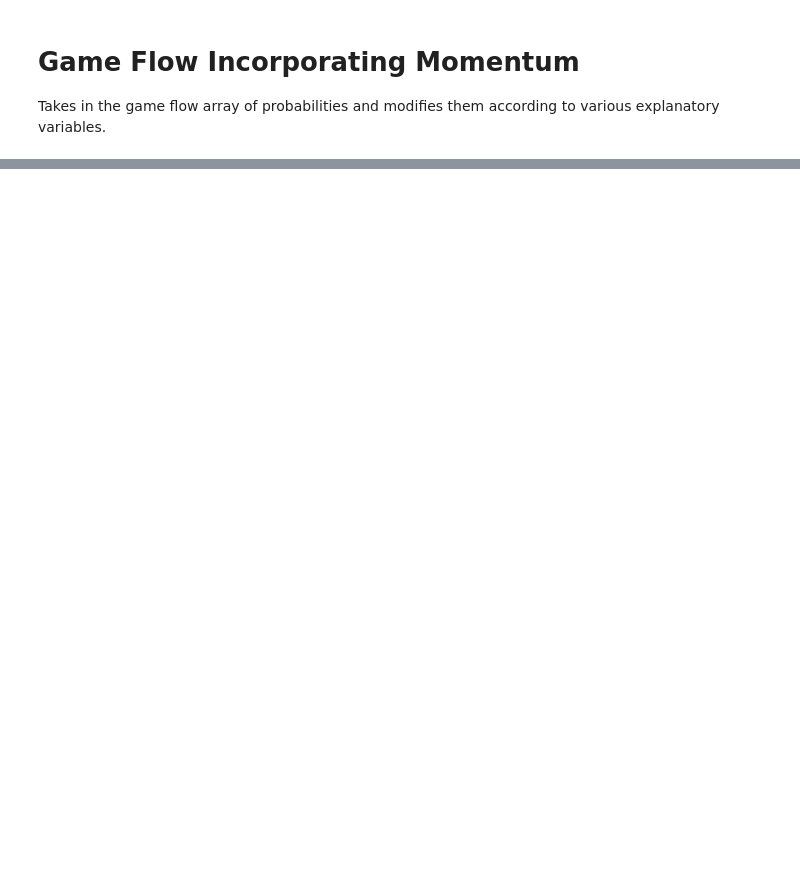
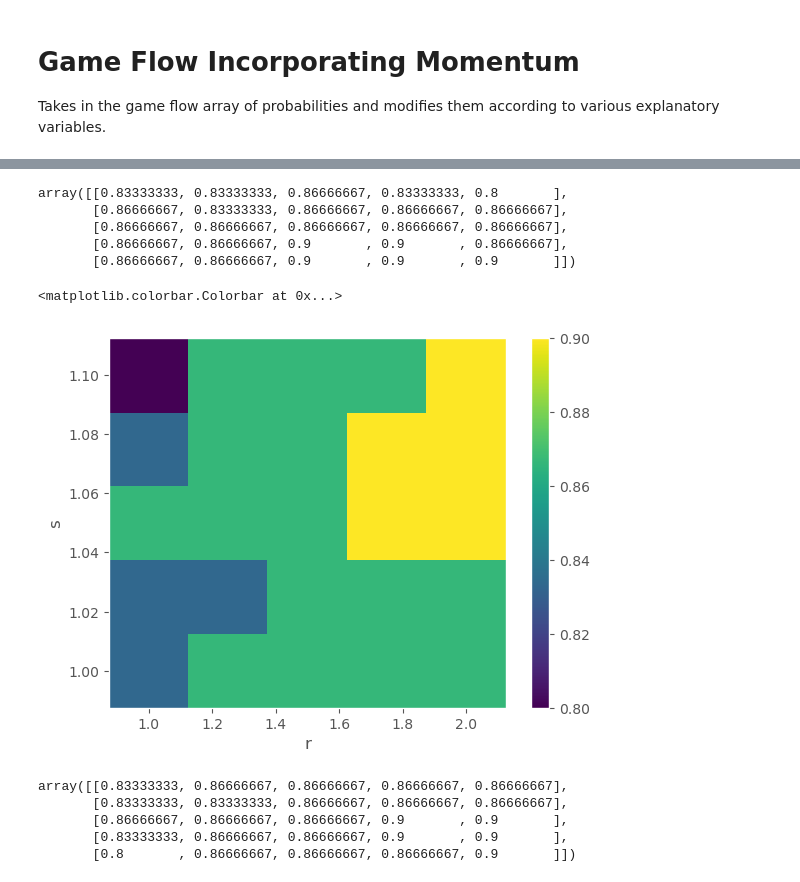
Before and after one commit to Alexkazmirchuk1/Tennis-Data-Analysis-Research, a Jupyter notebook: Main.ipynb, the cells around one changed output, grey strips where cells are left out. Saved outputs shown, nothing was run; the diff lists cells and outputs as text; code cells hidden in the pictures; blank space fills up the shorter version.

Commit message:
Apr11 (#5)
* parameter sweep

* fix deprecation warning

* Only load csv file once

---------

Co-authored-by: Alexkazmirchuk1 <alexkaz805@gmail.com>

```diff
--- a/Main.ipynb
+++ b/Main.ipynb
@@ -86,10 +87,13 @@ def prob_win_independent_game(p1, p2):
 # Momentum Modifier Functions
 
 # change probability if player wins set
-def modify_momentum(match_data, probability_array, player):
+def modify_momentum(match_data, probability_array, player, r=1.25):
+    '''
+    TODO: docstring describing purpose; inputs.
+    '''
     # n = number of sets won
     n = 0
-    x = 1.25
+    #x = 1.25
 
     for index in range(len(probability_array)):
         set_victor_array = match_data['set_victor'].values
@@ -99,18 +103,21 @@ def modify_momentum(match_data, probability_array, player):
             n += 1
 
         if (n >= 0):
-            probability_array[index] = (((x**n)-1)/(x**n) + (1/(x**n))*probability_array[index])
+            probability_array[index] = (((r**n)-1)/(r**n) + (1/(r**n))*probability_array[index])
 
 
 
     return probability_array
 
-def modify_momentum_err(match_data, momentum_array, player):
+def modify_momentum_err(match_data, momentum_array, player, s=1.001):
+    '''
+    TODO: docstring describing purpose; inputs.
+    '''
     array = []
 
     # unforced error total
     n = 0
-    x = 1.001
+    #x = 1.001
 
     unf_err_array = match_data[f'p{player}_unf_err'].values
     for index in range(len(momentum_array)):
@@ -120,7 +127,7 @@ def modify_momentum_err(match_data, momentum_array, player):
             n += 1
 
         if (n >= 0):
-            array.append (((x**n) - 1) / (x**n) + (1 / (x**n)) * momentum_array[index])
+            array.append (((s**n) - 1) / (s**n) + (1 / (s**n)) * momentum_array[index])
 
     return array
 # %%
@@ -438,0 +466,25 @@ The length of the match is: 5
+# %%
+results
+# %% [output]
+array([[0.83333333, 0.83333333, 0.86666667, 0.83333333, 0.8       ],
+       [0.86666667, 0.83333333, 0.86666667, 0.86666667, 0.86666667],
+       [0.86666667, 0.86666667, 0.86666667, 0.86666667, 0.86666667],
+       [0.86666667, 0.86666667, 0.9       , 0.9       , 0.86666667],
+       [0.86666667, 0.86666667, 0.9       , 0.9       , 0.9       ]])
+# %%
+# visualize results of parameter sweep.
+fig,ax = plt.subplots()
+cax = ax.pcolor(rvalues, svalues, results.T)
+ax.set(xlabel='r', ylabel='s')
+fig.colorbar(cax)
+# %% [output]
+<matplotlib.colorbar.Colorbar at 0x...>
+[figure, added]
+# %%
+results.T
+# %% [output]
+array([[0.83333333, 0.86666667, 0.86666667, 0.86666667, 0.86666667],
+       [0.83333333, 0.83333333, 0.86666667, 0.86666667, 0.86666667],
+       [0.86666667, 0.86666667, 0.86666667, 0.9       , 0.9       ],
+       [0.83333333, 0.86666667, 0.86666667, 0.9       , 0.9       ],
+       [0.8       , 0.86666667, 0.86666667, 0.86666667, 0.9       ]])
```
Also changed, not shown: parts of 3 cells of this notebook.
